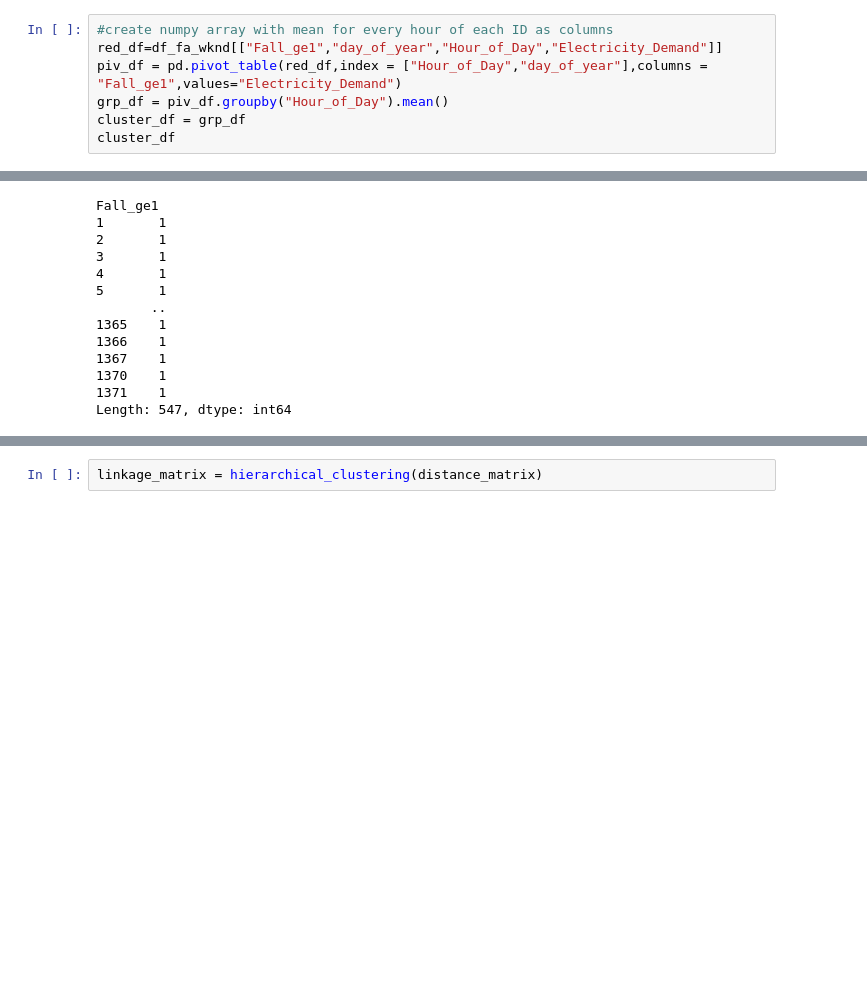
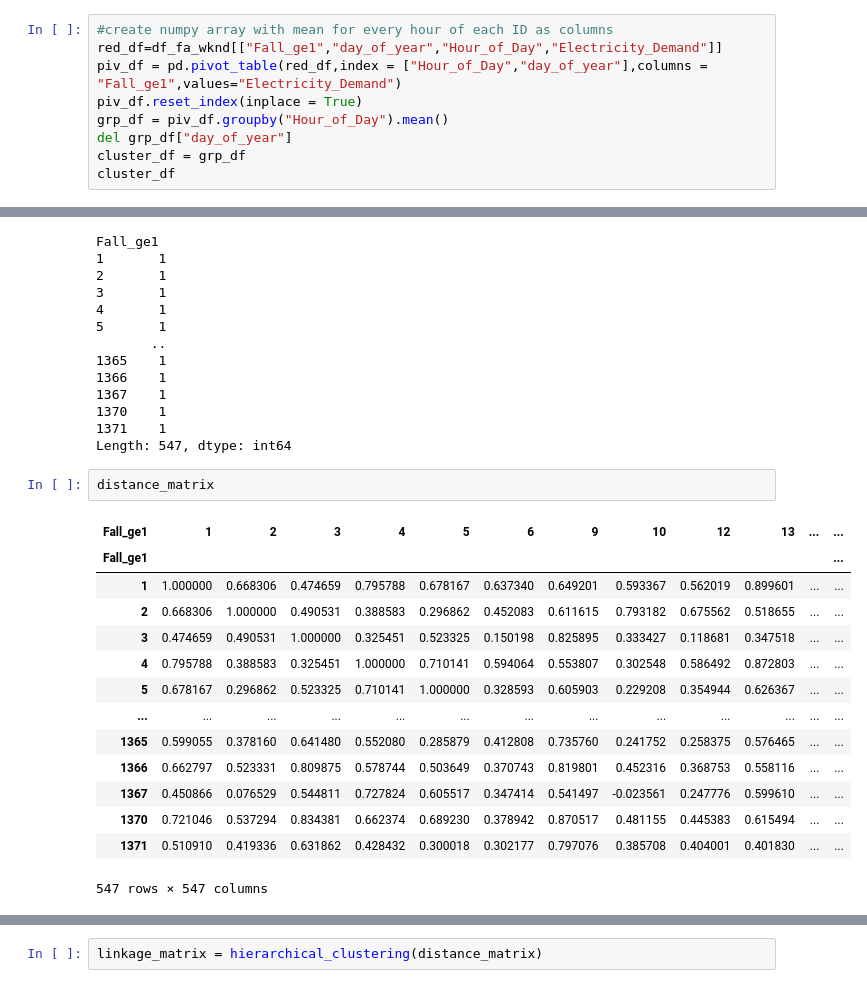
Before and after one commit to togg-dot/thesis, a Jupyter notebook: Hierarchical clustering normalized with seasons and weekday-weekend.ipynb, the cells around one changed output, grey strips where cells are left out. Cells and saved outputs as stored; diff of their text form; blank space fills up the shorter version.

```diff
--- a/Hierarchical clustering normalized with seasons and weekday-weekend.ipynb
+++ b/Hierarchical clustering normalized with seasons and weekday-weekend.ipynb
@@ -141,7 +158,9 @@ linkage_matrix = hierarchical_clustering(distance_matrix)
 #create numpy array with mean for every hour of each ID as columns
 red_df=df_fa_wknd[["Fall_ge1","day_of_year","Hour_of_Day","Electricity_Demand"]]
 piv_df = pd.pivot_table(red_df,index = ["Hour_of_Day","day_of_year"],columns = "Fall_ge1",values="Electricity_Demand")
+piv_df.reset_index(inplace = True)
 grp_df = piv_df.groupby("Hour_of_Day").mean()
+del grp_df["day_of_year"]
 cluster_df = grp_df
 cluster_df
 # %% [output]
@@ -218,3 +237,20 @@ Fall_ge1
 1370    1
 1371    1
 Length: 547, dtype: int64
+# %%
+distance_matrix
+# %% [output]
+| Fall_ge1 | 1 | 2 | 3 | 4 | 5 | 6 | 9 | 10 | 12 | 13 | ... | ... |
+| Fall_ge1 |  |  |  |  |  |  |  |  |  |  |  | ... |
+| 1 | 1.000000 | 0.668306 | 0.474659 | 0.795788 | 0.678167 | 0.637340 | 0.649201 | 0.593367 | 0.562019 | 0.899601 | ... | ... |
+| 2 | 0.668306 | 1.000000 | 0.490531 | 0.388583 | 0.296862 | 0.452083 | 0.611615 | 0.793182 | 0.675562 | 0.518655 | ... | ... |
+| 3 | 0.474659 | 0.490531 | 1.000000 | 0.325451 | 0.523325 | 0.150198 | 0.825895 | 0.333427 | 0.118681 | 0.347518 | ... | ... |
+| 4 | 0.795788 | 0.388583 | 0.325451 | 1.000000 | 0.710141 | 0.594064 | 0.553807 | 0.302548 | 0.586492 | 0.872803 | ... | ... |
+| 5 | 0.678167 | 0.296862 | 0.523325 | 0.710141 | 1.000000 | 0.328593 | 0.605903 | 0.229208 | 0.354944 | 0.626367 | ... | ... |
+| ... | ... | ... | ... | ... | ... | ... | ... | ... | ... | ... | ... | ... |
+| 1365 | 0.599055 | 0.378160 | 0.641480 | 0.552080 | 0.285879 | 0.412808 | 0.735760 | 0.241752 | 0.258375 | 0.576465 | ... | ... |
+| 1366 | 0.662797 | 0.523331 | 0.809875 | 0.578744 | 0.503649 | 0.370743 | 0.819801 | 0.452316 | 0.368753 | 0.558116 | ... | ... |
+| 1367 | 0.450866 | 0.076529 | 0.544811 | 0.727824 | 0.605517 | 0.347414 | 0.541497 | -0.023561 | 0.247776 | 0.599610 | ... | ... |
+| 1370 | 0.721046 | 0.537294 | 0.834381 | 0.662374 | 0.689230 | 0.378942 | 0.870517 | 0.481155 | 0.445383 | 0.615494 | ... | ... |
+| 1371 | 0.510910 | 0.419336 | 0.631862 | 0.428432 | 0.300018 | 0.302177 | 0.797076 | 0.385708 | 0.404001 | 0.401830 | ... | ... |
+547 rows × 547 columns
```
Also changed, not shown: parts of 22 cells of this notebook, 3 other files.
